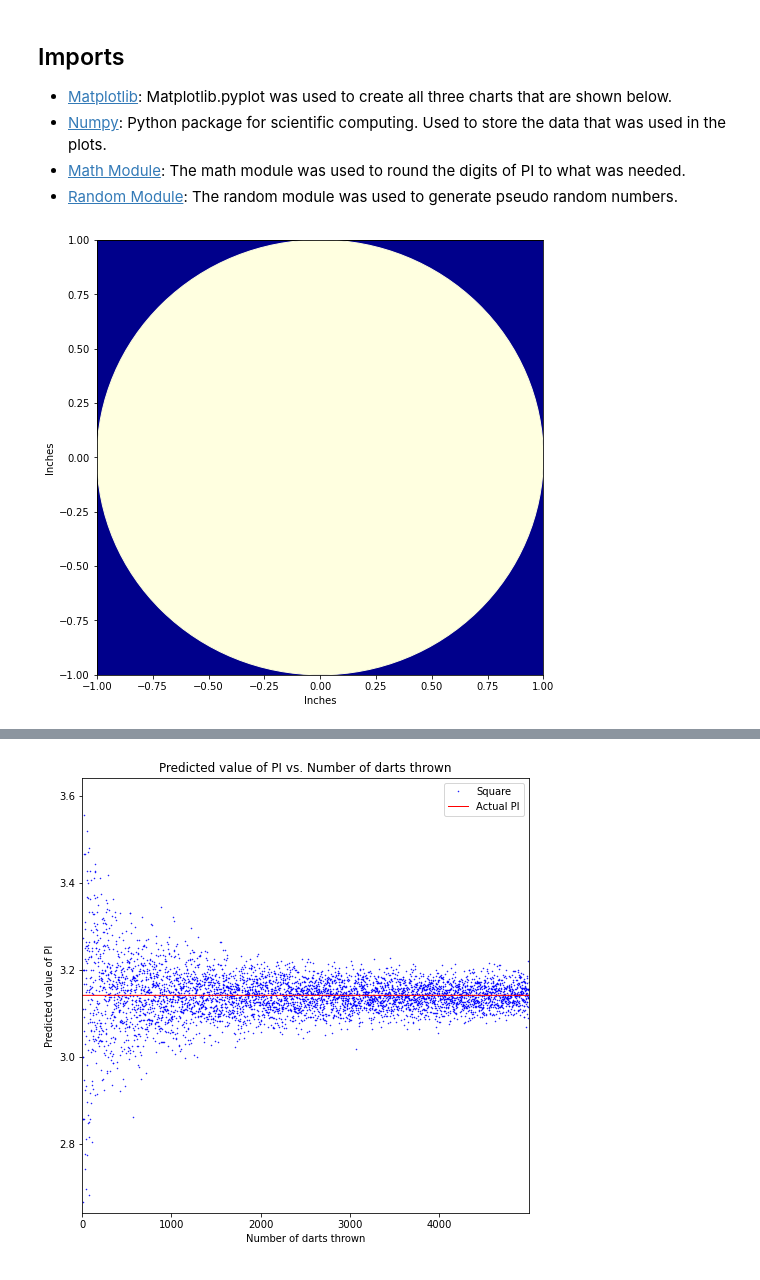
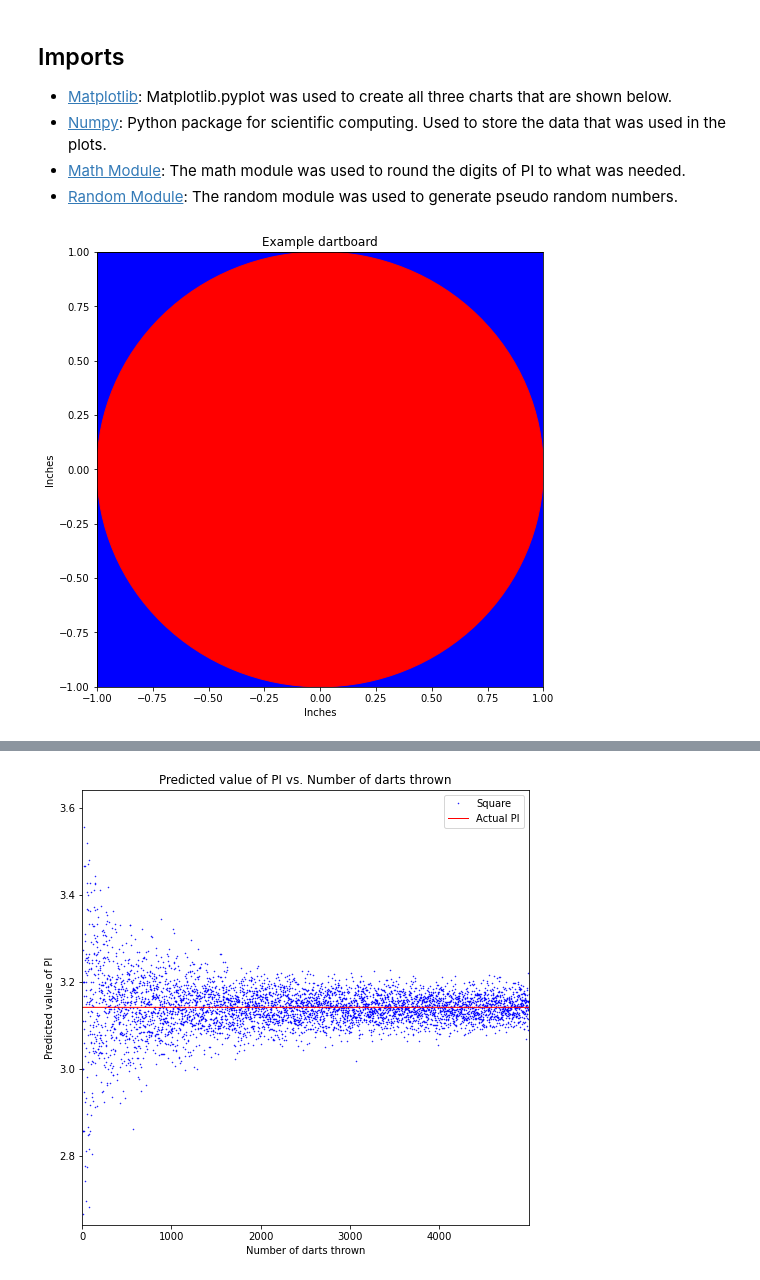
Before and after one commit to ganning127/predicting_pi, a Jupyter notebook: py_code/boba_midterm.ipynb, the cells around one changed output, grey strips where cells are left out. Cells and saved outputs as stored; diff of their text form; code cells hidden in the pictures.

Commit message:
update graphics with titles

```diff
--- a/py_code/boba_midterm.ipynb
+++ b/py_code/boba_midterm.ipynb
@@ -118,20 +120,21 @@ import math
 # %%
 # Create a visualization on the shape and size of the dartbooard
 
 theta = np.linspace(0, np.pi * 2, 201) # create equally spaced values from 0 to 2 PI with 201 values in between
-rectangle = plt.e((-1,-1), 2, 2, fc='darkblue',ec="black") # create a rectangle with the bottom left corner at (-1, -1) with a width of 2 and a height of 2
-circle1 = plt.Circle((0, 0), 1, color='lightyellow') # create a circle centered at (0,0) with a radius of 1
+rectangle = plt.Rectangle((-1,-1), 2, 2, fc='b',ec="black") # create a rectangle with the bottom left corner at (-1, -1) with a width of 2 and a height of 2
+circle1 = plt.Circle((0, 0), 1, color='r') # create a circle centered at (0,0) with a radius of 1
 fig = plt.figure(figsize=(8, 8)) # figure size of 8 inches by 8 inches
 plt.gca().add_patch(rectangle) # get the current axis and add the rectangle to the plot
 plt.gca().add_patch(circle1) # get the current axis and add the circle to the plot
 plt.xlim([-1, 1]) # set the min and max x values
 plt.ylim([-1, 1]) # set the min and max y values
 plt.xlabel('Inches') # set the x axis title
+plt.title('Example dartboard') # set the title of the plot
 plt.ylabel('Inches') # set the y axis title
 plt.savefig('sample.png') # save the figure with `sample.png` as the filename
 plt.show() # show the figure
 # %% [output]
-[figure, old version]
+[figure, new version]
 # %%
 darts_throwing = 5000 # throwing 5000 darts
 
```
Also changed, not shown: parts of 3 cells of this notebook.
